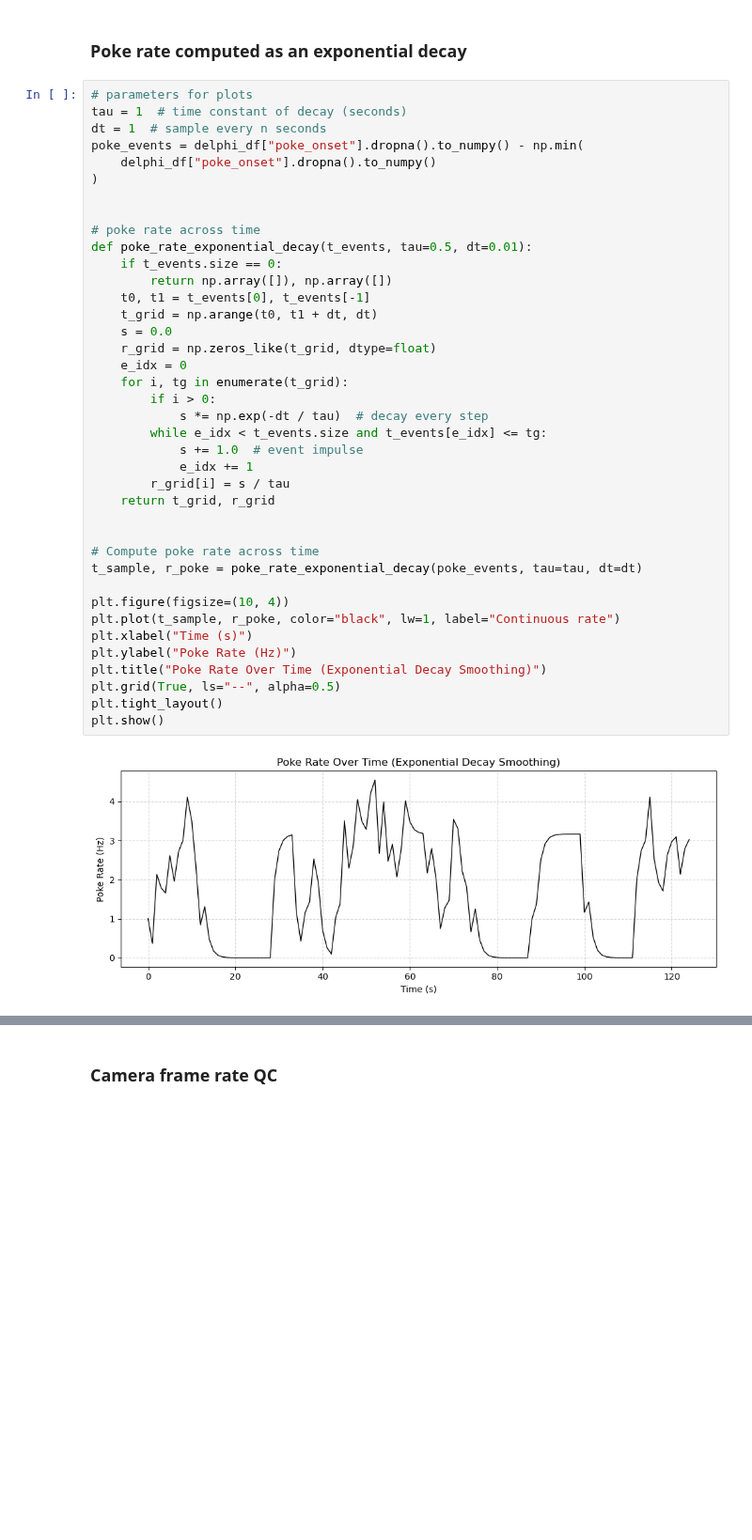
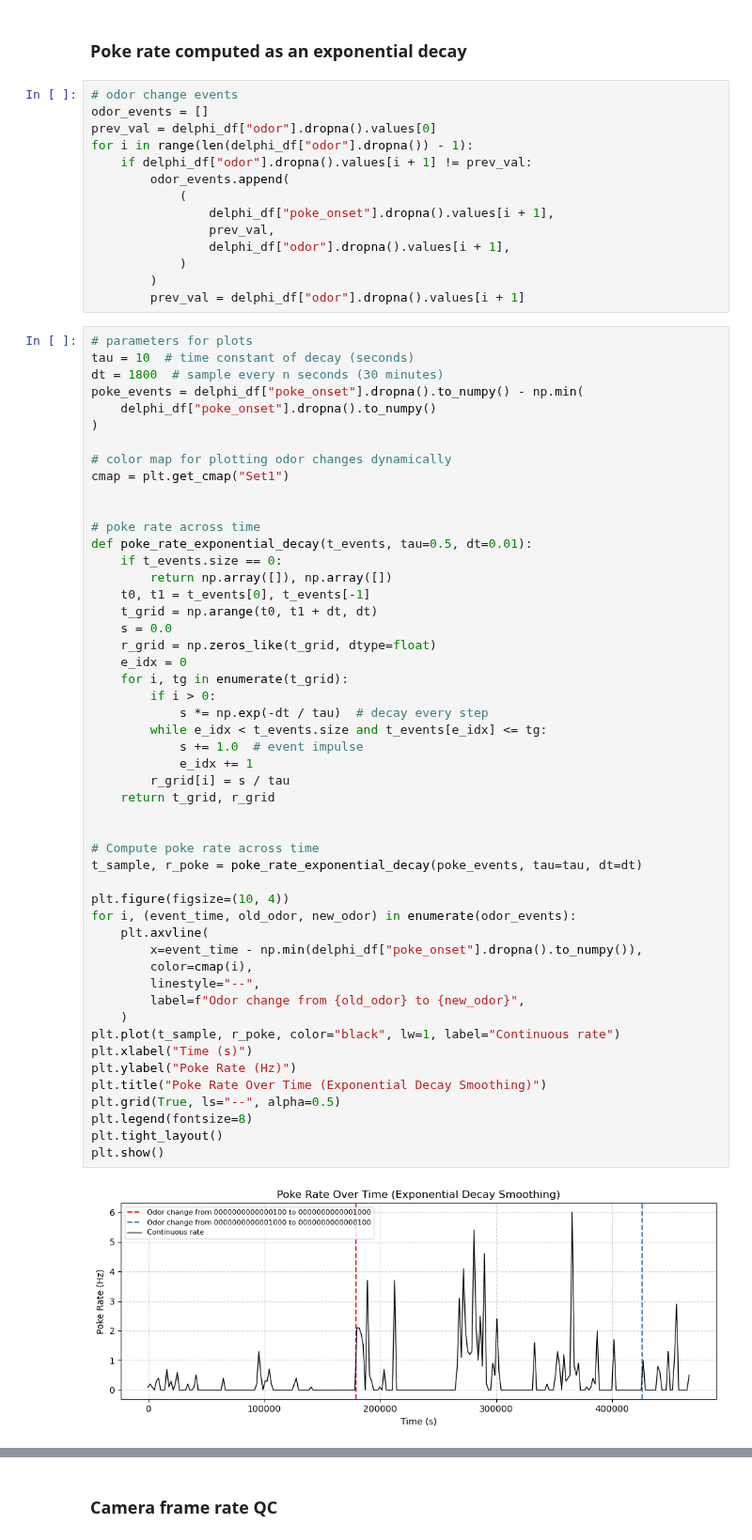
Before and after one commit to goatsofnaxos/Delphi, a Jupyter notebook: analysis/delphi_qc.ipynb, the cells around one changed output, grey strips where cells are left out. Shown at 94% size. Drawn from its saved outputs; the diff is of its cells as text; blank space fills up the shorter version.

Commit message:
Poke rate plot with odor changes

```diff
--- a/analysis/delphi_qc.ipynb
+++ b/analysis/delphi_qc.ipynb
@@ -621,43 +631,68 @@ plt.show()
 # %% [markdown]
 ### Poke rate computed as an exponential decay
+# %%
+# odor change events
+odor_events = []
+prev_val = delphi_df["odor"].dropna().values[0]
+for i in range(len(delphi_df["odor"].dropna()) - 1):
+    if delphi_df["odor"].dropna().values[i + 1] != prev_val:
+        odor_events.append(
+            (
+                delphi_df["poke_onset"].dropna().values[i + 1],
+                prev_val,
+                delphi_df["odor"].dropna().values[i + 1],
+            )
+        )
+        prev_val = delphi_df["odor"].dropna().values[i + 1]
 # %%
 # parameters for plots
-tau = 1  # time constant of decay (seconds)
-dt = 1  # sample every n seconds
+tau = 10  # time constant of decay (seconds)
+dt = 1800  # sample every n seconds (30 minutes)
 poke_events = delphi_df["poke_onset"].dropna().to_numpy() - np.min(
     delphi_df["poke_onset"].dropna().to_numpy()
 )
+
+# color map for plotting odor changes dynamically
+cmap = plt.get_cmap("Set1")
 
 
 # poke rate across time
 def poke_rate_exponential_decay(t_events, tau=0.5, dt=0.01):
     if t_events.size == 0:
         return np.array([]), np.array([])
     t0, t1 = t_events[0], t_events[-1]
     t_grid = np.arange(t0, t1 + dt, dt)
     s = 0.0
     r_grid = np.zeros_like(t_grid, dtype=float)
     e_idx = 0
     for i, tg in enumerate(t_grid):
         if i > 0:
             s *= np.exp(-dt / tau)  # decay every step
         while e_idx < t_events.size and t_events[e_idx] <= tg:
             s += 1.0  # event impulse
             e_idx += 1
         r_grid[i] = s / tau
     return t_grid, r_grid
 
 
 # Compute poke rate across time
 t_sample, r_poke = poke_rate_exponential_decay(poke_events, tau=tau, dt=dt)
 
 plt.figure(figsize=(10, 4))
+for i, (event_time, old_odor, new_odor) in enumerate(odor_events):
+    plt.axvline(
+        x=event_time - np.min(delphi_df["poke_onset"].dropna().to_numpy()),
+        color=cmap(i),
+        linestyle="--",
+        label=f"Odor change from {old_odor} to {new_odor}",
+    )
 plt.plot(t_sample, r_poke, color="black", lw=1, label="Continuous rate")
 plt.xlabel("Time (s)")
 plt.ylabel("Poke Rate (Hz)")
 plt.title("Poke Rate Over Time (Exponential Decay Smoothing)")
 plt.grid(True, ls="--", alpha=0.5)
+plt.legend(fontsize=8)
 plt.tight_layout()
 plt.show()
 # %% [output]
-[figure, old version]
+[figure, new version]
```
Also changed, not shown: parts of 8 cells of this notebook.
